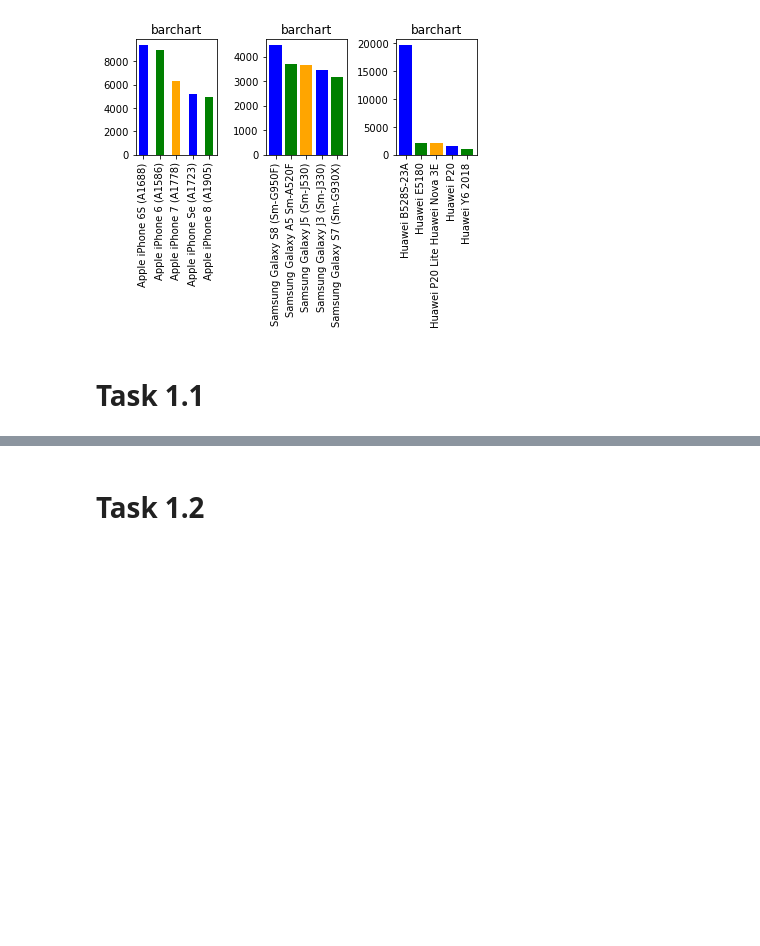
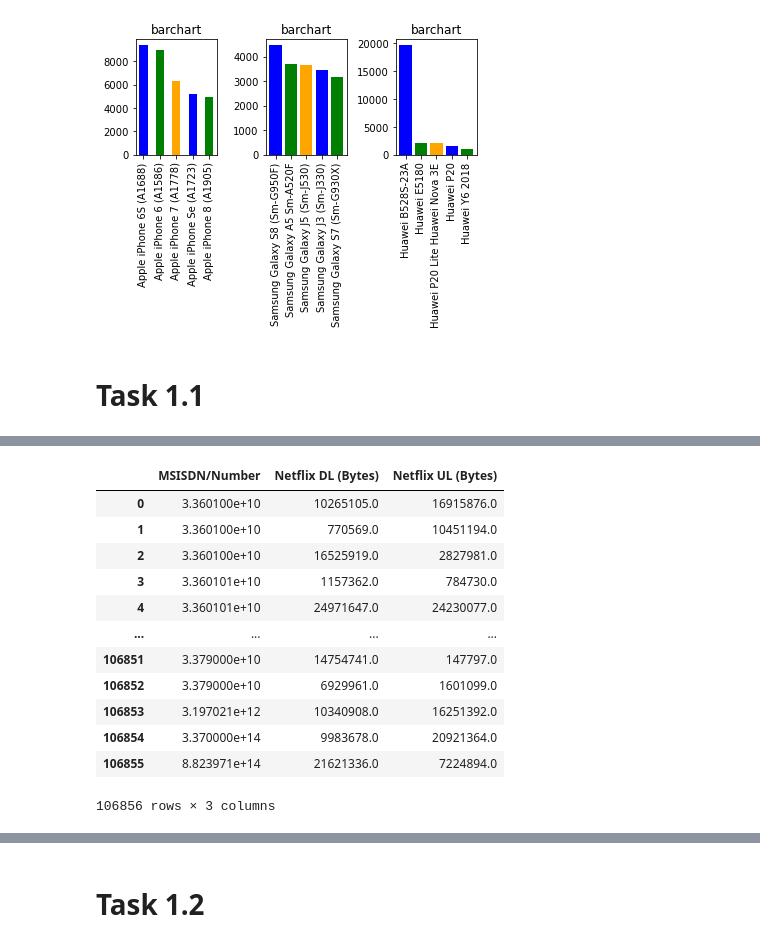
Before and after one commit to degagawolde/User-Analytics-Telecommunication-Industry, a Jupyter notebook: notebook/User-Overview-Analysis.ipynb, the cells around one changed output, grey strips where cells are left out. Drawn from its saved outputs; the diff is of its cells as text; code cells hidden in the pictures; blank space fills up the shorter version.

```diff
--- a/notebook/Data_Exploration.ipynb
+++ b/notebook/User-Overview-Analysis.ipynb
@@ -194,0 +197,19 @@ total_upload[total_upload['Total UL (Bytes)']['sum'] > 1000000]
+# %%
+
+total_netflix_data = clean_data.groupby('MSISDN/Number').agg(
+    {'Netflix DL (Bytes)': 'sum', 'Netflix UL (Bytes)':'sum'}).reset_index()
+total_netflix_data
+# %% [output]
+|  | MSISDN/Number | Netflix DL (Bytes) | Netflix UL (Bytes) |
+| 0 | 3.360100e+10 | 10265105.0 | 16915876.0 |
+| 1 | 3.360100e+10 | 770569.0 | 10451194.0 |
+| 2 | 3.360100e+10 | 16525919.0 | 2827981.0 |
+| 3 | 3.360101e+10 | 1157362.0 | 784730.0 |
+| 4 | 3.360101e+10 | 24971647.0 | 24230077.0 |
+| ... | ... | ... | ... |
+| 106851 | 3.379000e+10 | 14754741.0 | 147797.0 |
+| 106852 | 3.379000e+10 | 6929961.0 | 1601099.0 |
+| 106853 | 3.197021e+12 | 10340908.0 | 16251392.0 |
+| 106854 | 3.370000e+14 | 9983678.0 | 20921364.0 |
+| 106855 | 8.823971e+14 | 21621336.0 | 7224894.0 |
+106856 rows × 3 columns
```
Also changed, not shown: parts of 9 cells of this notebook.
